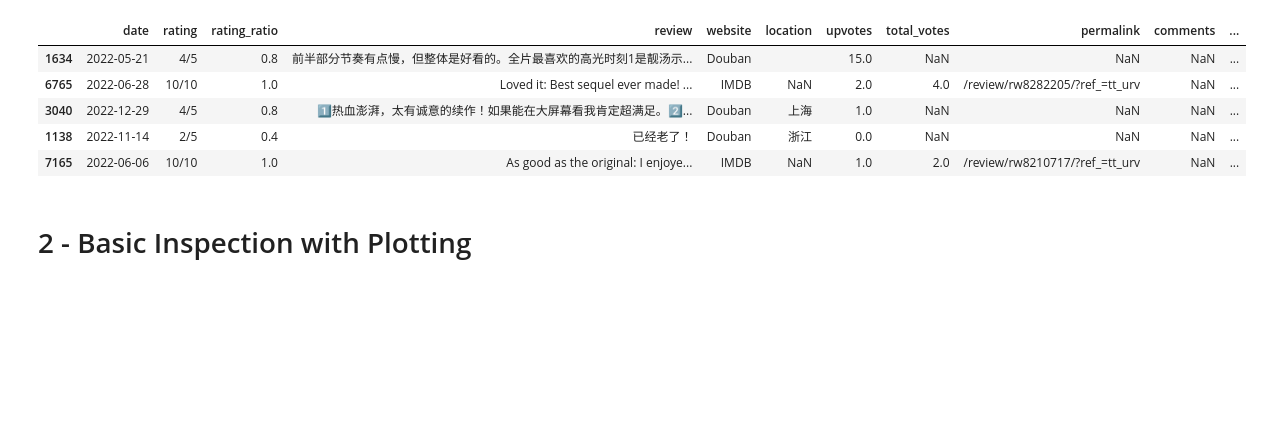
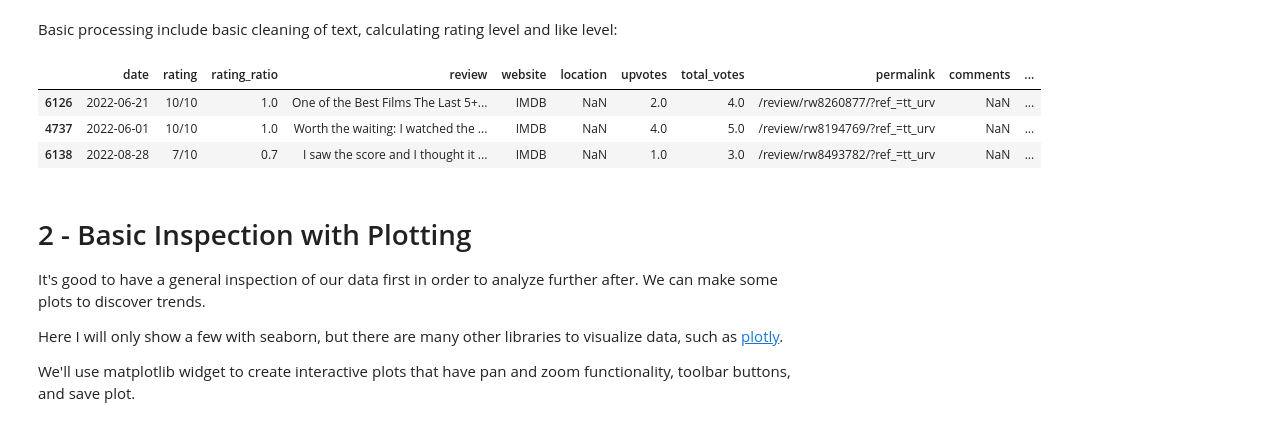
Before and after one commit to pip-chang/film_review_explorer, a Jupyter notebook: demonstration.ipynb, the cells around one changed output. Cells and saved outputs as stored; diff of their text form; code cells hidden in the pictures; blank space fills up the shorter version.

```diff
--- a/demonstration.ipynb
+++ b/demonstration.ipynb
@@ -28,16 +32,22 @@ get_column_types(df)
  'like_ratio': 'float'}
+# %% [markdown]
+Basic processing include basic cleaning of text, calculating rating level and like level:
 # %%
 from src.film_review_explorer import auto_basic_process
 auto_basic_process(df)
-df.sample(5)
+df.sample(3)
 # %% [output]
 |  | date | rating | rating_ratio | review | website | location | upvotes | total_votes | permalink | comments | ... |
-| 1634 | 2022-05-21 | 4/5 | 0.8 | 前半部分节奏有点慢，但整体是好看的。全片最喜欢的高光时刻1是靓汤示... | Douban |  | 15.0 | NaN | NaN | NaN | ... |
-| 6765 | 2022-06-28 | 10/10 | 1.0 | Loved it: Best sequel ever made! ... | IMDB | NaN | 2.0 | 4.0 | /review/rw8282205/?ref_=tt_urv | NaN | ... |
-| 3040 | 2022-12-29 | 4/5 | 0.8 | 1⃣️热血澎湃，太有诚意的续作！如果能在大屏幕看我肯定超满足。2⃣... | Douban | 上海 | 1.0 | NaN | NaN | NaN | ... |
-| 1138 | 2022-11-14 | 2/5 | 0.4 | 已经老了！ | Douban | 浙江 | 0.0 | NaN | NaN | NaN | ... |
-| 7165 | 2022-06-06 | 10/10 | 1.0 | As good as the original: I enjoye... | IMDB | NaN | 1.0 | 2.0 | /review/rw8210717/?ref_=tt_urv | NaN | ... |
+| 6126 | 2022-06-21 | 10/10 | 1.0 | One of the Best Films The Last 5+... | IMDB | NaN | 2.0 | 4.0 | /review/rw8260877/?ref_=tt_urv | NaN | ... |
+| 4737 | 2022-06-01 | 10/10 | 1.0 | Worth the waiting: I watched the ... | IMDB | NaN | 4.0 | 5.0 | /review/rw8194769/?ref_=tt_urv | NaN | ... |
+| 6138 | 2022-08-28 | 7/10 | 0.7 | I saw the score and I thought it ... | IMDB | NaN | 1.0 | 3.0 | /review/rw8493782/?ref_=tt_urv | NaN | ... |
-# %% [markdown]
-# 2 - Basic Inspection with Plotting
+# %% [markdown]
+# 2 - Basic Inspection with Plotting
+
+It's good to have a general inspection of our data first in order to analyze further after. We can make some plots to discover trends.
+
+Here I will only show a few with seaborn, but there are many other libraries to visualize data, such as [plotly](https://plotly.com/python/).
+
+We'll use matplotlib widget to create interactive plots that have pan and zoom functionality, toolbar buttons, and save plot.
 # %%
 %matplotlib widget
```
Also changed, not shown: parts of 53 cells of this notebook.
